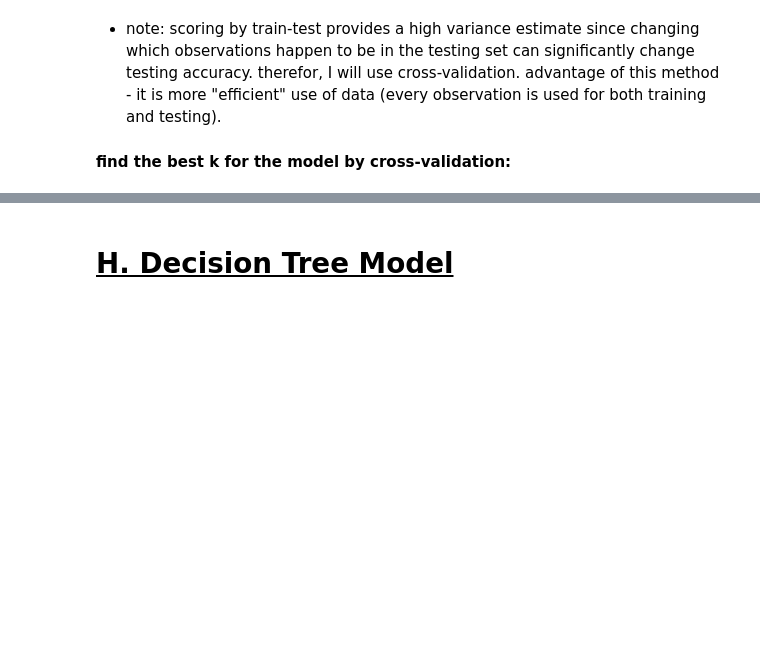
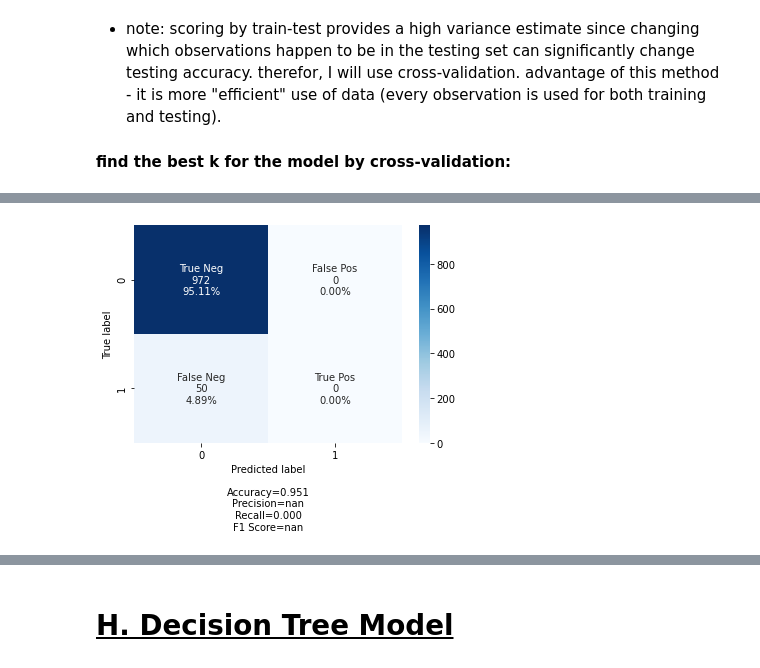
Before and after one commit to idankam/DataScienceCourseProject, a Jupyter notebook: Classification Notebook.ipynb, the cells around one changed output, grey strips where cells are left out. Saved outputs shown, nothing was run; the diff lists cells and outputs as text; code cells hidden in the pictures; blank space fills up the shorter version.

```diff
--- a/Classification Notebook.ipynb
+++ b/Classification Notebook.ipynb
@@ -853,10 +894,0 @@ Name: stroke, dtype: int64
-# %%
-from sklearn.metrics import confusion_matrix
-CM = []
-for k in range(1, 36):
-    knn = KNeighborsClassifier(n_neighbors=k, weights='distance')
-    knn.fit(X_train_scaled, y_train)
-    y_pred = knn.predict(X_test_scaled)
-    CM.append(confusion_matrix(y_test,y_pred))
-#pd.crosstab(y_test, y_pred, rownames = ['Actual'], colnames =['Predicted'], margins = True)
-CM
@@ -911,0 +913,7 @@ X_train_scaled
+# %%
+knn = KNeighborsClassifier(n_neighbors=min(best_Ks['k_mean'].index))
+knn.fit(X_train_scaled, y_train)
+y_predict = knn.predict(X_test_scaled)
+cf_matrix_show(confusion_matrix(y_test, y_predict))
+# %% [output]
+[figure, added]
```
Also changed, not shown: parts of 46 cells of this notebook.
